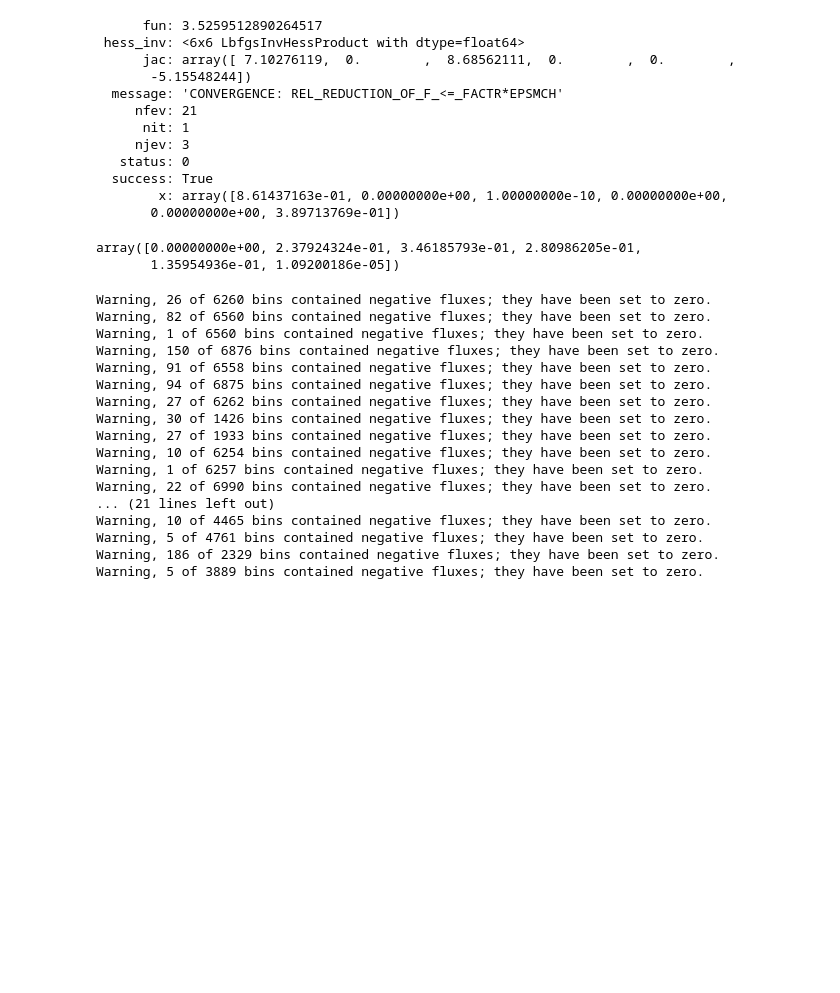
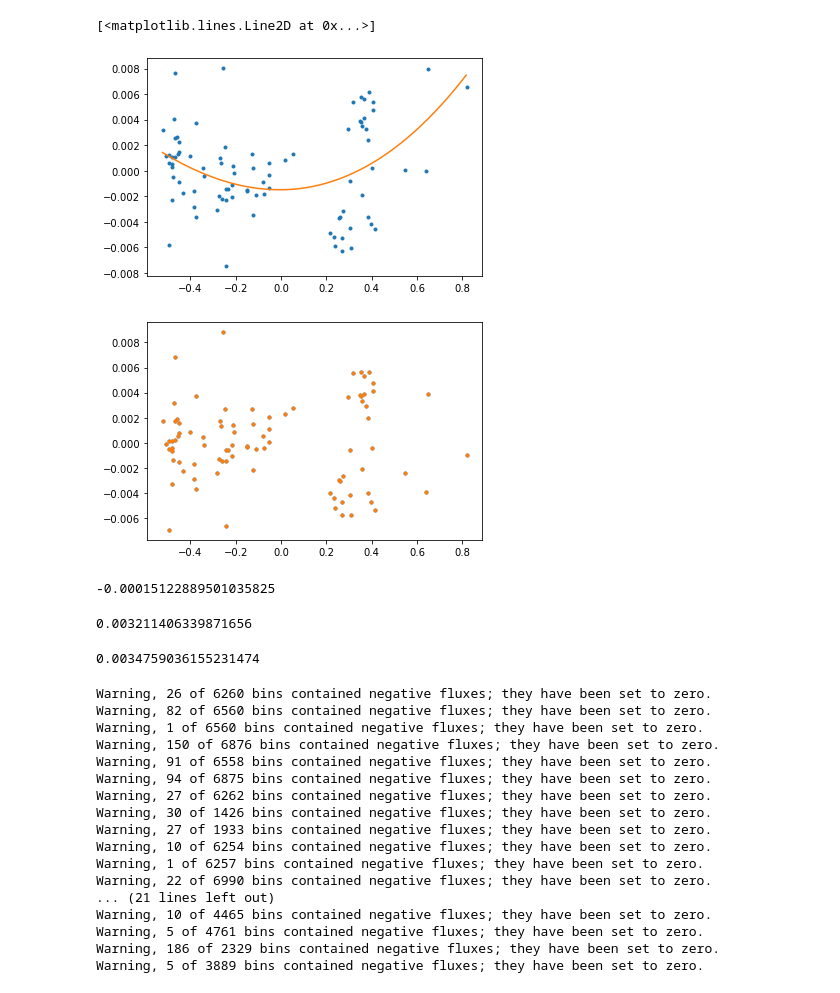
Before and after one commit to CheerfulUser/calibrimbore, a Jupyter notebook: development/tester.ipynb, the cells around one changed output. Drawn from its saved outputs; the diff is of its cells as text; code cells hidden in the pictures; blank space fills up the shorter version.

```diff
--- a/development/tester.ipynb
+++ b/development/tester.ipynb
@@ -18,0 +25,4 @@ $\displaystyle f_{comp}=\left(0.281f_g+0.743f_r\right)\left( \frac{f_g}{f_i}\rig
+# %%
+x = ring.ps1_mags['g'] - ring.ps1_mags['r']
+xx = np.arange(min(x[ring.mask]),max(x[ring.mask]),0.01)
+ring.make_spline(smoothing=1)
@@ -18,0 +33,4 @@ $\displaystyle f_{comp}=\left(0.281f_g+0.743f_r\right)\left( \frac{f_g}{f_i}\rig
+# %%
+y = ring.diff[ring.mask]
+X = x[ring.mask]
+ind = np.argsort(X)
@@ -18,0 +39,12 @@ $\displaystyle f_{comp}=\left(0.281f_g+0.743f_r\right)\left( \frac{f_g}{f_i}\rig
+# %%
+def cubic(coeff,x):
+    fit = coeff[0] + coeff[1] * x + coeff[2] * x**2 + coeff[3] * x**3
+    return fit
+
+def min_func(coeff,x,y):
+    fit = cubic(coeff,x)
+    chi = np.nansum((fit-y)**2)
+    return abs(chi)
+# %%
+c0 = [10,10,10,10]
+res = minimize(min_func,c0,args=(X,y))
@@ -19,23 +67,30 @@ $\displaystyle f_{comp}=\left(0.281f_g+0.743f_r\right)\left( \frac{f_g}{f_i}\rig
 # %%
-ring.fit_res
+plt.figure()
+plt.plot(x[ring.mask],ring.diff[ring.mask],'.')
+plt.plot(xx,cubic(res.x,xx))
+
+
+sub = ring.diff[ring.mask] - cubic(res.x,x[ring.mask])
+plt.figure()
+plt.plot(x[ring.mask],sub,'.')
+m = ~cal.sigma_clip(sub,sigma=3).mask
+plt.plot(x[ring.mask][m],sub[m],'.')
 # %% [output]
-      fun: 3.5259512890264517
- hess_inv: <6x6 LbfgsInvHessProduct with dtype=float64>
-      jac: array([ 7.10276119,  0.        ,  8.68562111,  0.        ,  0.        ,
-       -5.15548244])
-  message: 'CONVERGENCE: REL_REDUCTION_OF_F_<=_FACTR*EPSMCH'
-     nfev: 21
-      nit: 1
-     njev: 3
-   status: 0
-  success: True
-        x: array([8.61437163e-01, 0.00000000e+00, 1.00000000e-10, 0.00000000e+00,
-       0.00000000e+00, 3.89713769e-01])
+[<matplotlib.lines.Line2D at 0x...>]
+[figure, added]
+[figure, added]
 # %%
-ring.coeff
+np.nanmedian(sub[m])
 # %% [output]
-array([0.00000000e+00, 2.37924324e-01, 3.46185793e-01, 2.80986205e-01,
-       1.35954936e-01, 1.09200186e-05])
+-0.00015122889501035825
+# %%
+np.nanstd(sub[m])
+# %% [output]
+0.003211406339871656
+# %%
+np.nanstd(ring.diff[ring.mask][m])
+# %% [output]
+0.0034759036155231474
 # %%
 ring.calculate_R(plot=True)
 # %% [output]
```
Also changed, not shown: parts of 8 cells of this notebook, 3 other files.
